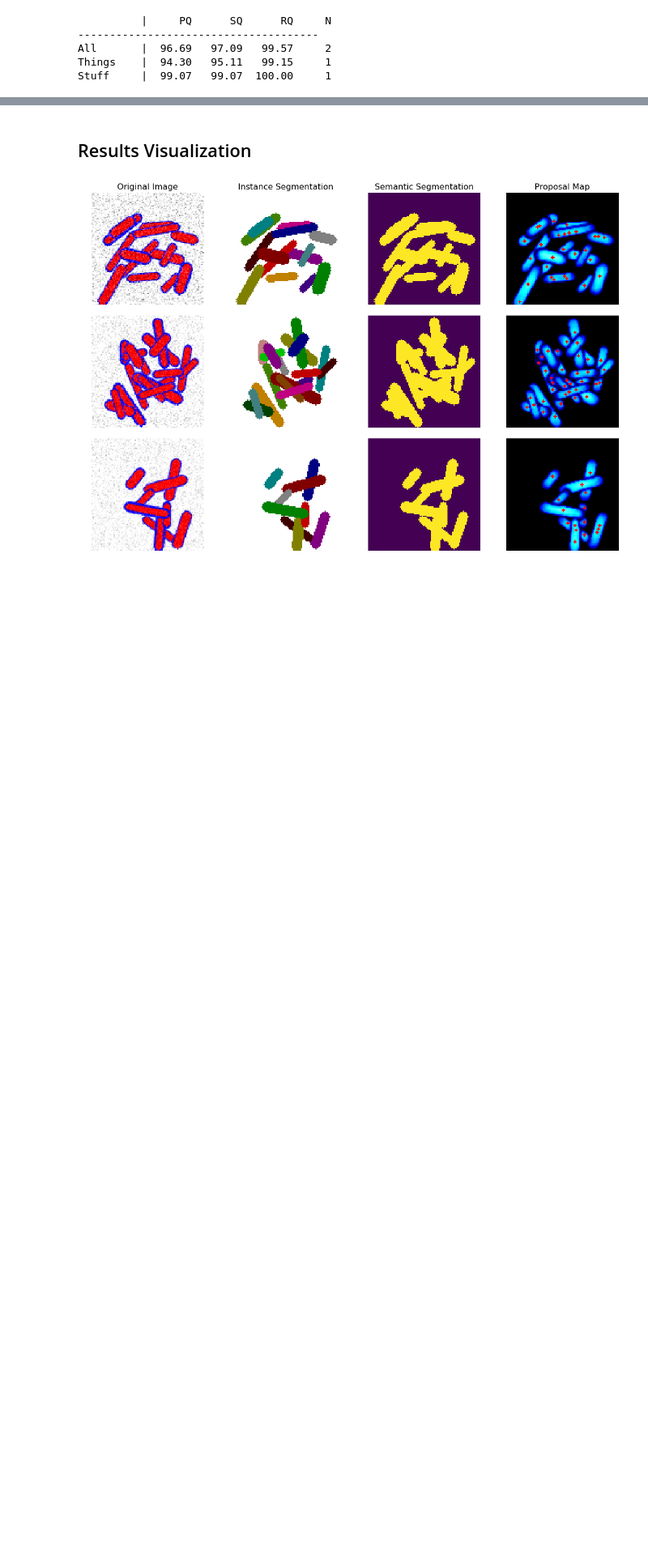
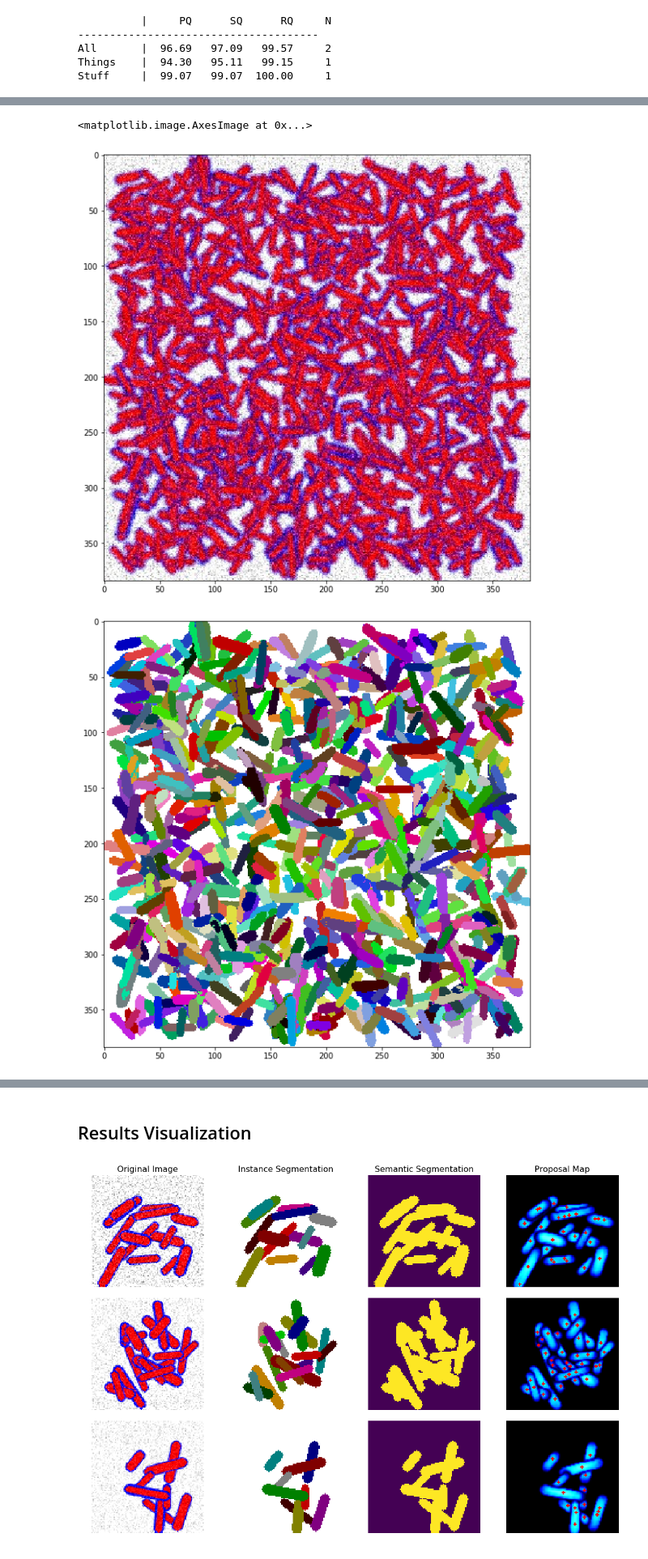
Before and after one commit to SamsungLabs/adaptis, a Jupyter notebook: notebooks/test_toy_model.ipynb, the cells around one changed output, grey strips where cells are left out. Shown at 81% size. Drawn from its saved outputs; the diff is of its cells as text; code cells hidden in the pictures; blank space fills up the shorter version.

```diff
--- a/notebooks/test_toy_model.ipynb
+++ b/notebooks/test_toy_model.ipynb
@@ -101,0 +139,19 @@ Stuff     |  99.07   99.07  100.00     1
+# %%
+sample_image = cv2.imread('../images/toy_samples/700_sample_noisy.jpg')[:, :, ::-1]
+plt.figure(figsize=(10, 10))
+plt.imshow(sample_image)
+
+dense_sampling_params['thresh1'] = 0.75
+pred = get_panoptic_segmentation(pmodel, sample_image,
+                                 sampling_algorithm='proposals',
+                                 use_flip=True, **dense_sampling_params)
+
+plt.figure(figsize=(10,10))
+plt.imshow(visualize_instances(pred['instances_mask']))
+
+plt.figure(figsize=(10,10))
+plt.imshow(visualize_proposals(pred['proposals_info']))
+# %% [output]
+<matplotlib.image.AxesImage at 0x...>
+[figure, added]
+[figure, added]
```
Also changed, not shown: parts of 6 cells of this notebook, 6 other files.
